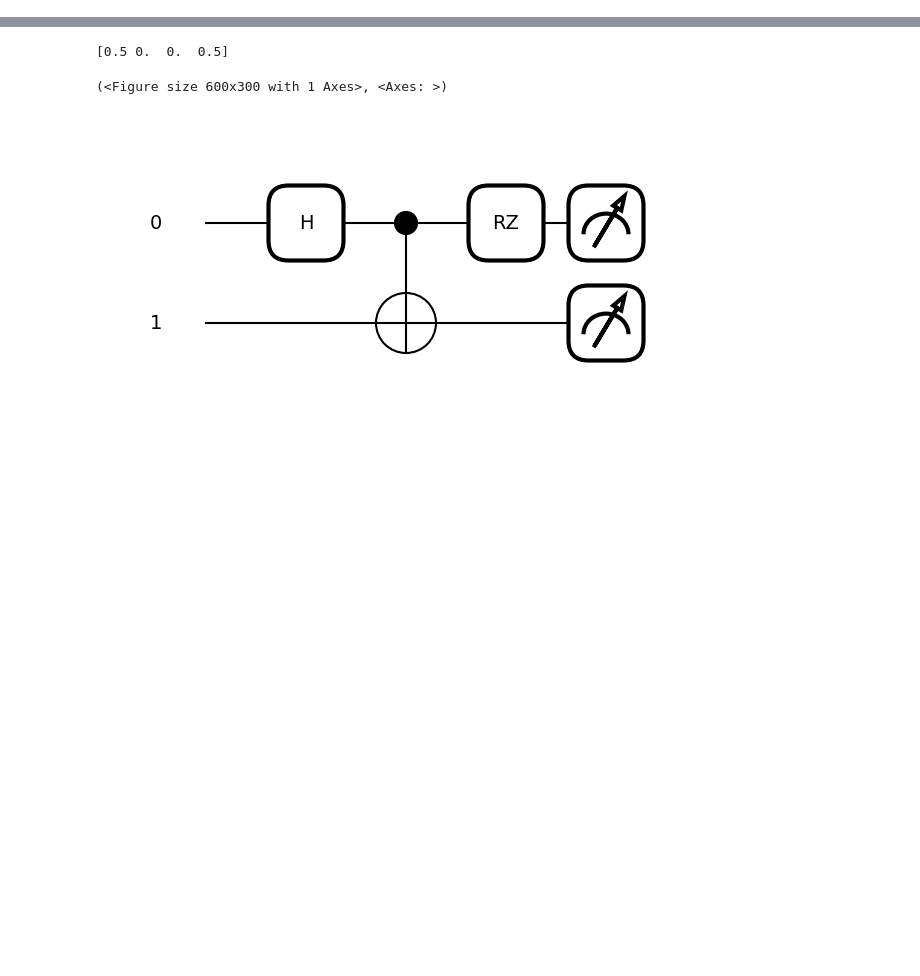
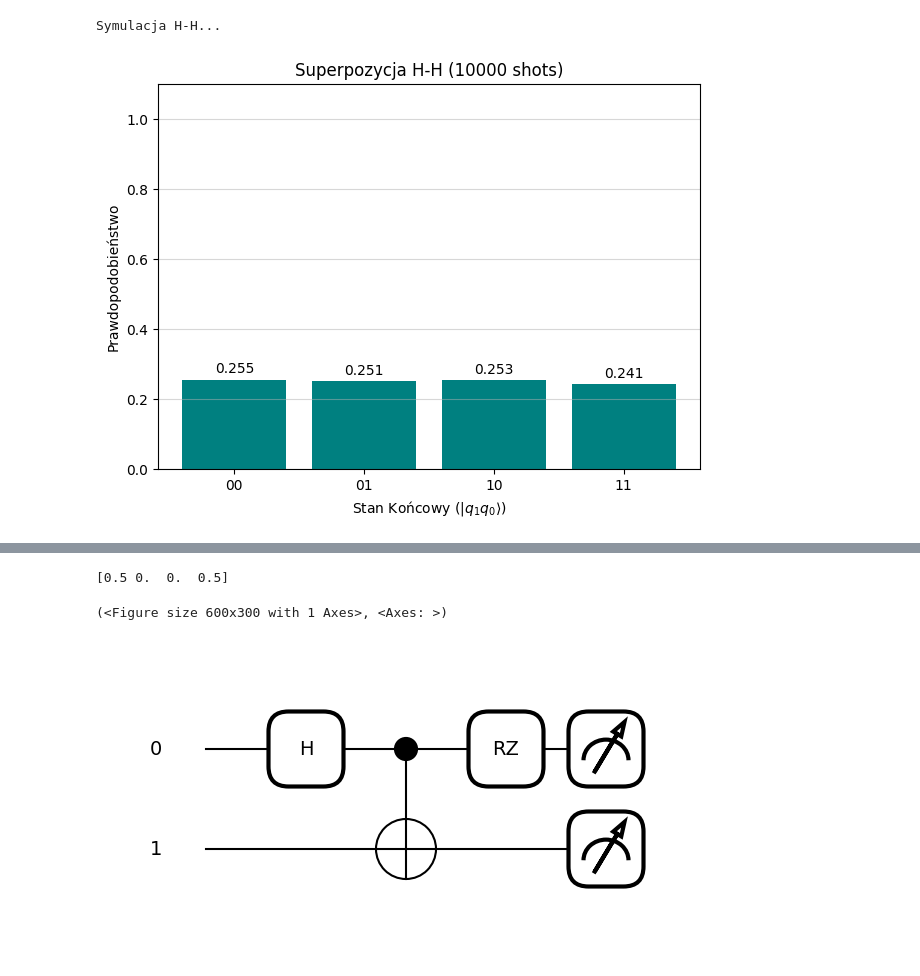
Before and after one commit to sebkaz-teaching/qml2025, a Jupyter notebook: cwiczenia/cw3.ipynb, the cells around one changed output, grey strips where cells are left out. Cells and saved outputs as stored; diff of their text form; code cells hidden in the pictures; blank space fills up the shorter version.

```diff
--- a/cwiczenia/cw3.ipynb
+++ b/cwiczenia/cw3.ipynb
@@ -115,0 +102,8 @@ plot_counts_histogram(counts_zero, "Wyniki Pomiaru: Stan Początkowy $|00\\rangl
+# %%
+# Wywołanie dla H-H (Równomierna superpozycja)
+print("Symulacja H-H...")
+counts_hh = circ_h_h()
+plot_counts_histogram(counts_hh, "Superpozycja H-H")
+# %% [output]
+Symulacja H-H...
+[figure, added]
```
Also changed, not shown: parts of 28 cells of this notebook, 1 other file.
